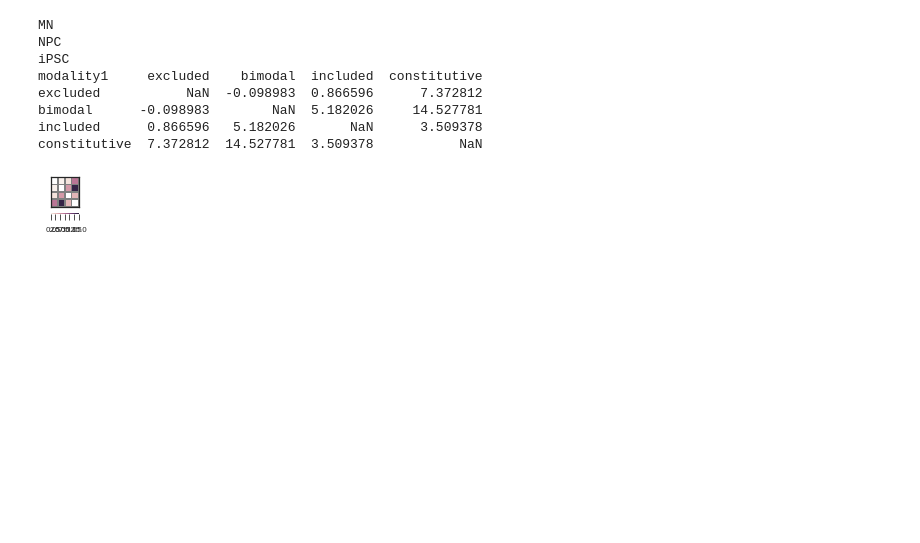
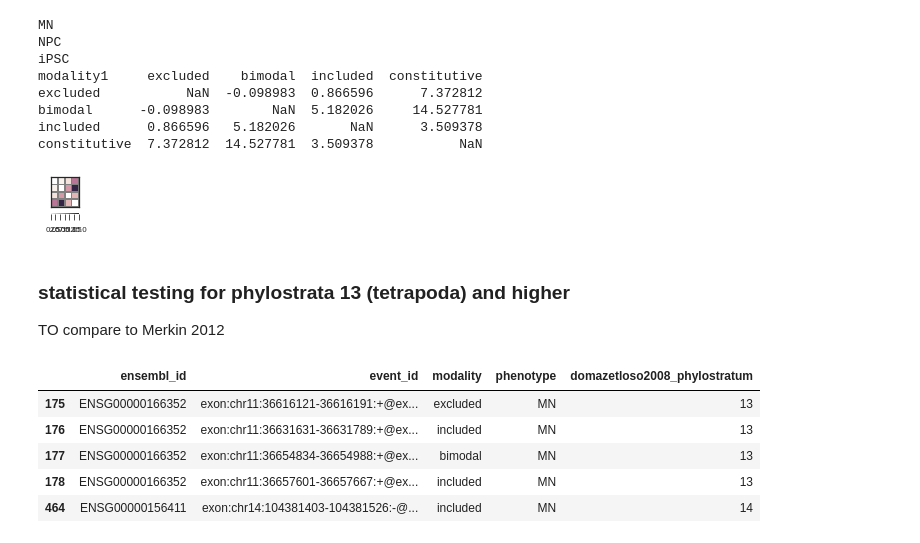
Before and after one commit to YeoLab/singlecell_pnm, a Jupyter notebook: 3._Figure_3/2.2_Modality_DNA_sequence_conservation_features.ipynb, the cells around one changed output. Drawn from its saved outputs; the diff is of its cells as text; code cells hidden in the pictures; blank space fills up the shorter version.

```diff
--- a/3._Figure_3/2.2_Modality_DNA_sequence_conservation_features.ipynb
+++ b/3._Figure_3/2.2_Modality_DNA_sequence_conservation_features.ipynb
@@ -1039,3 +1053,17 @@ bimodal      -0.098983        NaN  5.182026     14.527781
 included      0.866596   5.182026       NaN      3.509378
 constitutive  7.372812  14.527781  3.509378           NaN
 [figure]
+# %% [markdown]
+### statistical testing for phylostrata 13 (tetrapoda) and higher
+
+TO compare to Merkin 2012
+# %%
+phylostrata_13plus = modalities_genes.query('domazetloso2008_phylostratum >= 13')
+phylostrata_13plus.head()
+# %% [output]
+|  | ensembl_id | event_id | modality | phenotype | domazetloso2008_phylostratum |
+| 175 | ENSG00000166352 | exon:chr11:36616121-36616191:+@ex... | excluded | MN | 13 |
+| 176 | ENSG00000166352 | exon:chr11:36631631-36631789:+@ex... | included | MN | 13 |
+| 177 | ENSG00000166352 | exon:chr11:36654834-36654988:+@ex... | bimodal | MN | 13 |
+| 178 | ENSG00000166352 | exon:chr11:36657601-36657667:+@ex... | included | MN | 13 |
+| 464 | ENSG00000156411 | exon:chr14:104381403-104381526:-@... | included | MN | 14 |
```
Also changed, not shown: parts of 4 cells of this notebook, 29 other files.
